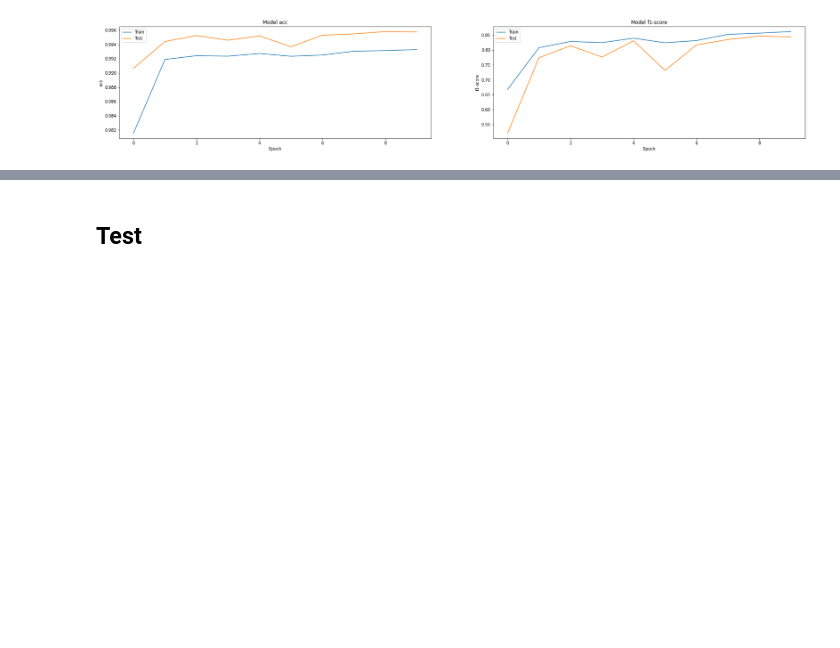
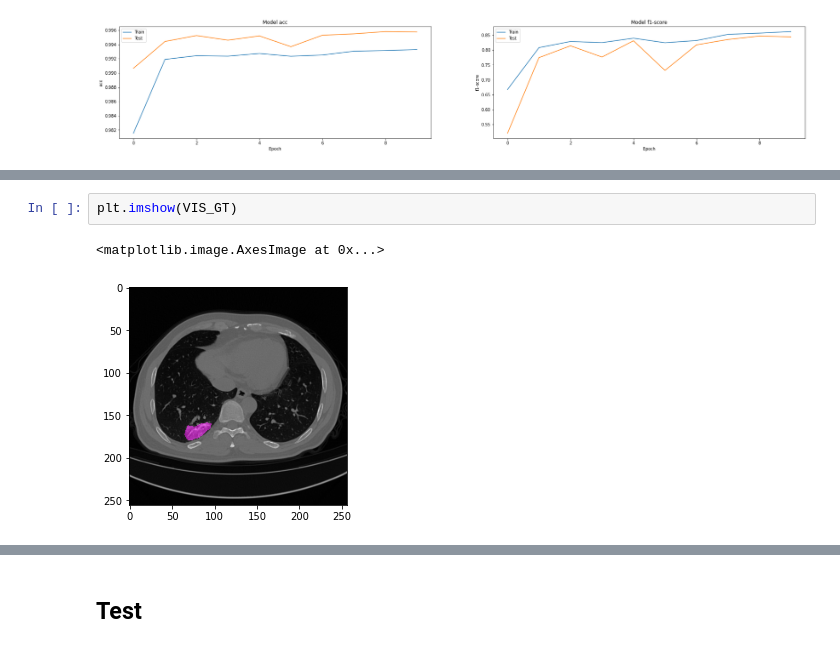
Before and after one commit to Rom1deTroyes/Segmentation_Lesions_Pulmonaires, a Jupyter notebook: Unet.ipynb, the cells around one changed output, grey strips where cells are left out. Cells and saved outputs as stored; diff of their text form; blank space fills up the shorter version.

```diff
--- a/Unet.ipynb
+++ b/Unet.ipynb
@@ -381,0 +472,5 @@ plt.show()
+# %%
+plt.imshow(VIS_GT)
+# %% [output]
+<matplotlib.image.AxesImage at 0x...>
+[figure, added]
```
Also changed, not shown: parts of 20 cells of this notebook.
